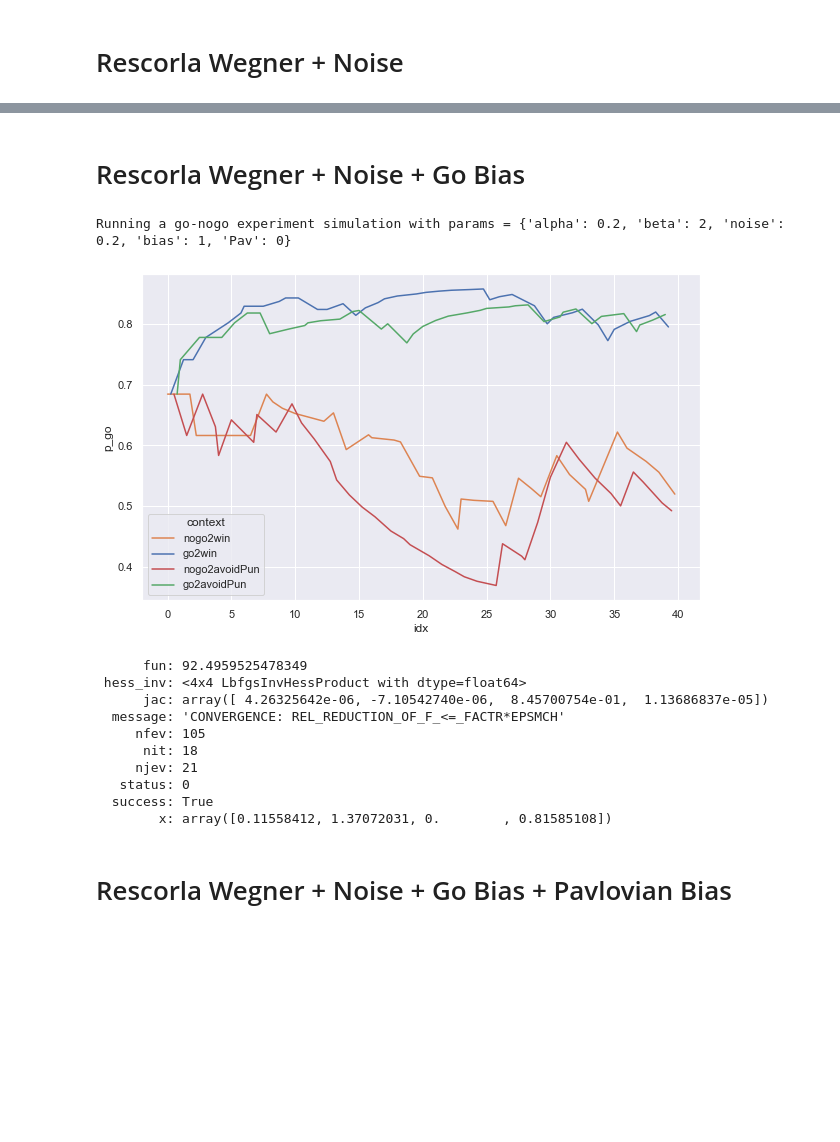
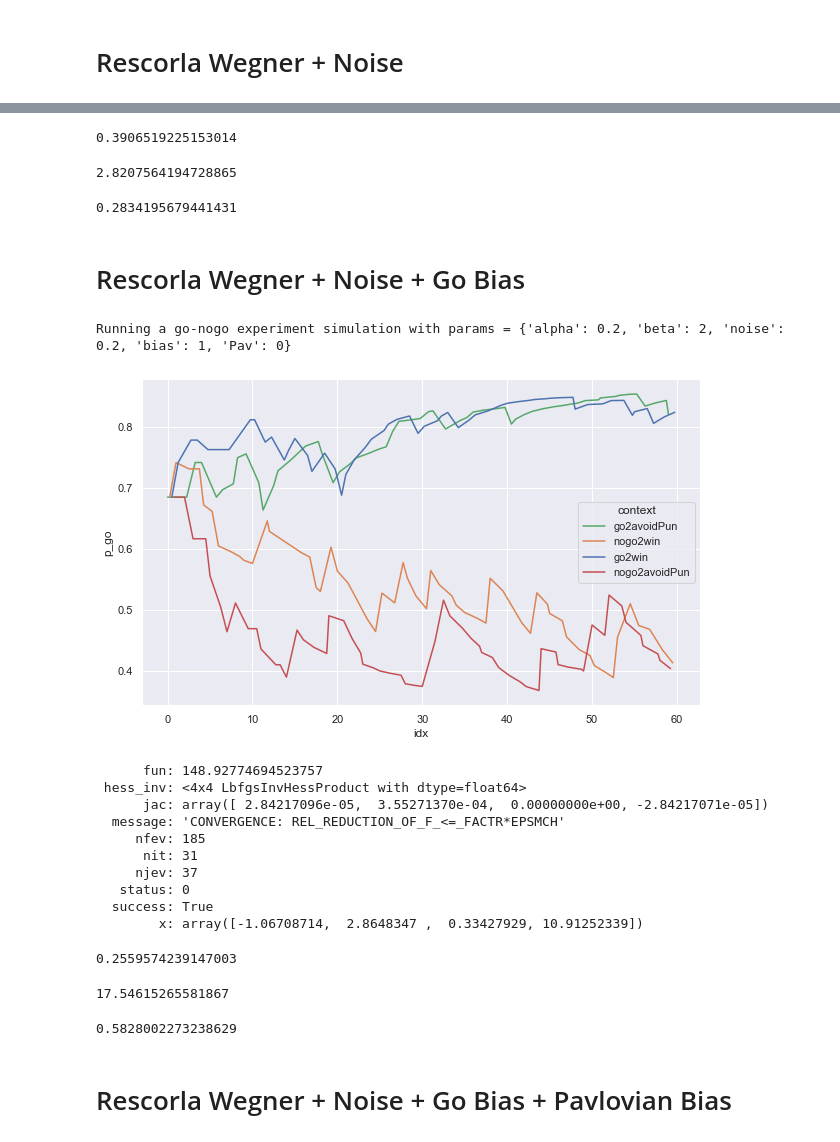
Before and after one commit to Sepsad/Go-noGo-modelling, a Jupyter notebook: simulation_experiment.ipynb, the cells around one changed output, grey strips where cells are left out. Drawn from its saved outputs; the diff is of its cells as text; code cells hidden in the pictures; blank space fills up the shorter version.

```diff
--- a/simulation_experiment.ipynb
+++ b/simulation_experiment.ipynb
@@ -78,35 +85,61 @@ max_likelihood.fit_model()
+# %%
+1/(np.exp(-res.x[0]) + 1)
+# %% [output]
+0.3906519225153014
+# %%
+np.exp(res.x[1])
+# %% [output]
+2.8207564194728865
+# %%
+1/(np.exp(-res.x[2]) + 1)
+# %% [output]
+0.2834195679441431
 # %% [markdown]
 # Rescorla Wegner + Noise + Go Bias
 # %%
-df = run_experiment(bandit, n_runs=40, params={'alpha': 0.2, 'beta': 2, 'noise': 0.2, 'bias': 1, 'Pav': 0})
+df = run_experiment(bandit, n_runs=60, params={'alpha': 0.2, 'beta': 2, 'noise': 0.2, 'bias': 1, 'Pav': 0})
 df['idx'] = df.index / 4
 palette ={"go2win": "C0", "nogo2win": "C1", "go2avoidPun": "C2", "nogo2avoidPun": "C3"}
 plt.figure(figsize=(10,6))
 ax = sns.lineplot(x="idx", y="p_go",
              hue="context",
              data=df, palette=palette)
 
 df.rename(columns={'context': 'stimulus'}, inplace=True)
 # %% [output]
 Running a go-nogo experiment simulation with params = {'alpha': 0.2, 'beta': 2, 'noise': 0.2, 'bias': 1, 'Pav': 0}
-[figure, old version]
+[figure, new version]
 # %%
 from fitting import ML
 
-max_likelihood = ML(df, optimization_method='L-BFGS-B', model_type='RW+noise+bias')
+max_likelihood = ML(df, optimization_method='L-BFGS-B', model_type='RW+noise+bias',initial_guess=np.array([0.1,0.1,0.1,0.1]), without_bound=True)
 
-max_likelihood.fit_model()
+res = max_likelihood.fit_model()
-# %% [output]
-      fun: 92.4959525478349
- hess_inv: <4x4 LbfgsInvHessProduct with dtype=float64>
-      jac: array([ 4.26325642e-06, -7.10542740e-06,  8.45700754e-01,  1.13686837e-05])
-  message: 'CONVERGENCE: REL_REDUCTION_OF_F_<=_FACTR*EPSMCH'
-     nfev: 105
-      nit: 18
-     njev: 21
-   status: 0
-  success: True
-        x: array([0.11558412, 1.37072031, 0.        , 0.81585108])
+# %%
+res
+# %% [output]
+      fun: 148.92774694523757
+ hess_inv: <4x4 LbfgsInvHessProduct with dtype=float64>
+      jac: array([ 2.84217096e-05,  3.55271370e-04,  0.00000000e+00, -2.84217071e-05])
+  message: 'CONVERGENCE: REL_REDUCTION_OF_F_<=_FACTR*EPSMCH'
+     nfev: 185
+      nit: 31
+     njev: 37
+   status: 0
+  success: True
+        x: array([-1.06708714,  2.8648347 ,  0.33427929, 10.91252339])
+# %%
+1/(np.exp(-res.x[0]) + 1)
+# %% [output]
+0.2559574239147003
+# %%
+np.exp(res.x[1])
+# %% [output]
+17.54615265581867
+# %%
+1/(np.exp(-res.x[2]) + 1)
+# %% [output]
+0.5828002273238629
 # %% [markdown]
 # Rescorla Wegner + Noise + Go Bias + Pavlovian Bias
 # %%
```
Also changed, not shown: parts of 11 cells of this notebook, 3 other files.
